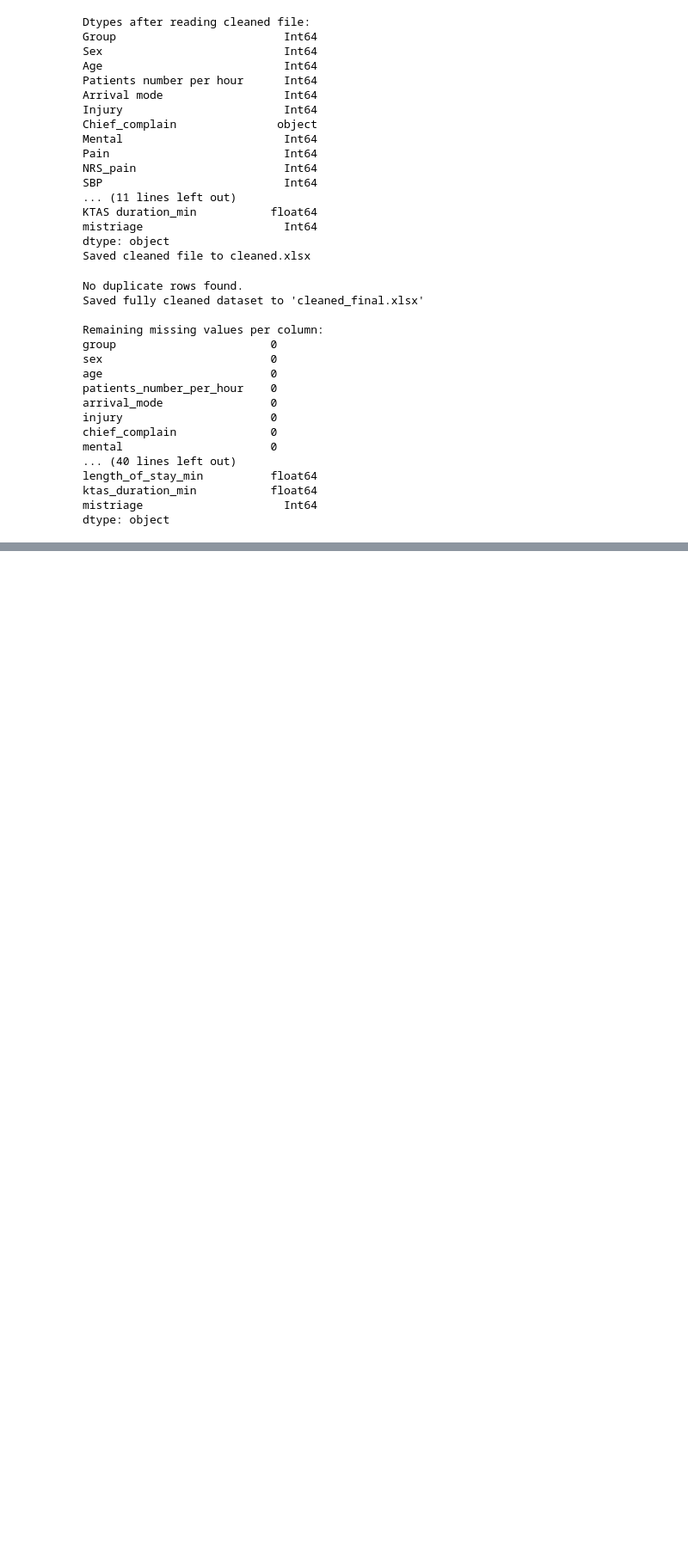
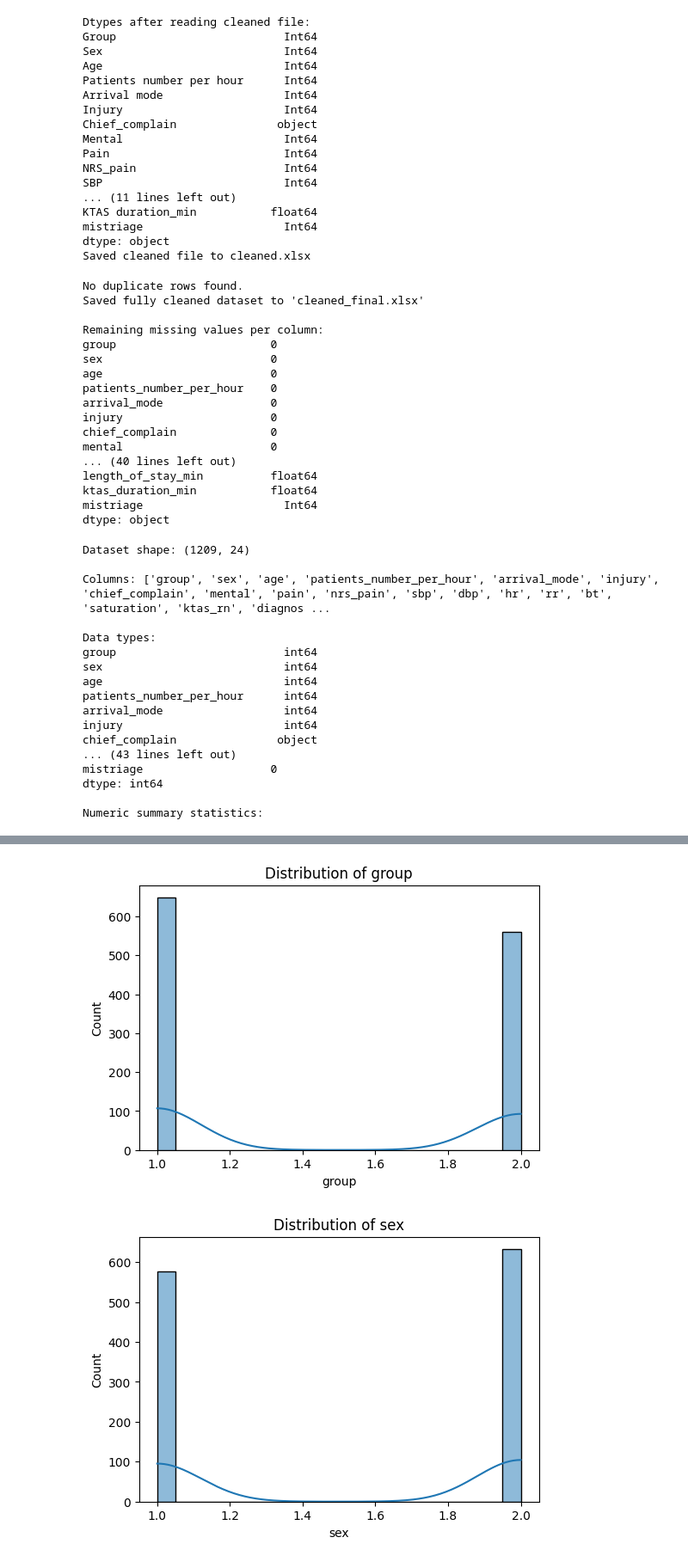
Before and after one commit to AreejAljuhani/SAEIF, a Jupyter notebook: Triage-model.ipynb, the cells around one changed output, grey strips where cells are left out. Shown at 86% size. Drawn from its saved outputs; the diff is of its cells as text; code cells hidden in the pictures; blank space fills up the shorter version.

```diff
--- a/Triage-model.ipynb
+++ b/Triage-model.ipynb
@@ -277,3 +277,61 @@ length_of_stay_min          float64
 ktas_duration_min           float64
 mistriage                     Int64
 dtype: object
+# %%
+df = pd.read_excel('cleaned_final.xlsx')
+
+# Display basic info
+print("Dataset shape:", df.shape)
+print("\nColumns:", df.columns.tolist())
+print("\nData types:")
+print(df.dtypes)
+print("\nMissing values per column:")
+print(df.isna().sum())
+
+# --- Summary statistics for numeric columns ---
+numeric_cols = df.select_dtypes(include=['int64', 'Int64', 'float64']).columns.tolist()
+print("\nNumeric summary statistics:")
+display(df[numeric_cols].describe().transpose())
+
+# --- Distribution plots for numeric columns ---
+for col in numeric_cols:
+    plt.figure(figsize=(6,4))
+    sns.histplot(df[col], kde=True, bins=20)
+    plt.title(f'Distribution of {col}')
+    plt.show()
+
+# --- Count of KTAS levels ---
+ktas_col = 'KTAS_expert'  # adjust if needed
+if ktas_col in df.columns:
+    print(f"\nCounts of {ktas_col} levels:")
+    print(df[ktas_col].value_counts().sort_index())
+
+    # Bar plot
+    plt.figure(figsize=(6,4))
+    sns.countplot(x=ktas_col, data=df, palette='Set2')
+    plt.title(f'Count of {ktas_col} levels')
+    plt.show()
+
+# --- Categorical columns summary ---
+categorical_cols = df.select_dtypes(include=['object', 'category']).columns.tolist()
+for col in categorical_cols:
+    print(f"\nValue counts for {col}:")
+    display(df[col].value_counts())
+# %% [output]
+Dataset shape: (1209, 24)
+
+Columns: ['group', 'sex', 'age', 'patients_number_per_hour', 'arrival_mode', 'injury', 'chief_complain', 'mental', 'pain', 'nrs_pain', 'sbp', 'dbp', 'hr', 'rr', 'bt', 'saturation', 'ktas_rn', 'diagnos ...
+
+Data types:
+group                         int64
+sex                           int64
+age                           int64
+patients_number_per_hour      int64
+arrival_mode                  int64
+injury                        int64
+chief_complain               object
+... (43 lines left out)
+mistriage                   0
+dtype: int64
+
+Numeric summary statistics:
@@ -279,0 +355,2 @@ dtype: object
+[figure, added]
+[figure, added]
```
Also changed, not shown: parts of 1 cell of this notebook, 3 other files.
